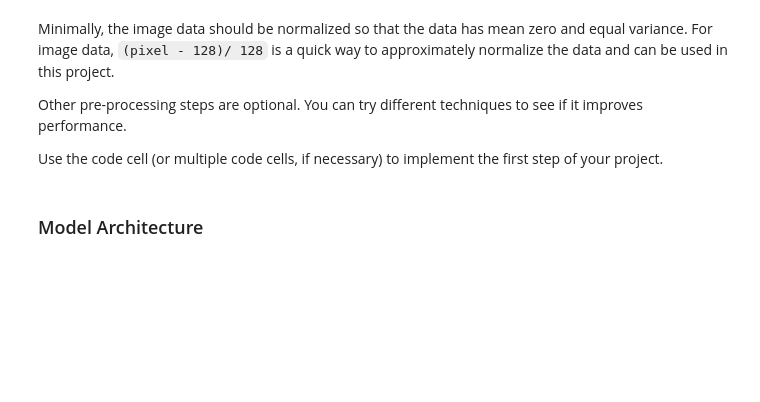
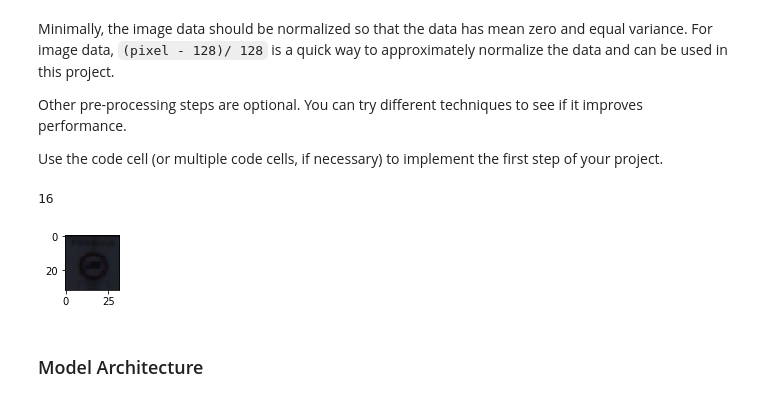
Before and after one commit to KyleARector/CarND-Traffic-Sign-Classifier-Project, a Jupyter notebook: Traffic_Sign_Classifier.ipynb, the cells around one changed output. Drawn from its saved outputs; the diff is of its cells as text; code cells hidden in the pictures; blank space fills up the shorter version.

```diff
--- a/Traffic_Sign_Classifier.ipynb
+++ b/Traffic_Sign_Classifier.ipynb
@@ -138,2 +171,38 @@ Use the code cell (or multiple code cells, if necessary) to implement the first
+# %%
+### Preprocess the data here. It is required to normalize the data. Other preprocessing steps could include
+### converting to grayscale, etc.
+### Feel free to use as many code cells as needed.
+import cv2
+from sklearn.utils import shuffle
+
+# Shuffle the X and Y training sets
+X_train, y_train = shuffle(X_train, y_train)
+
+# Convert image to grayscale
+# Reduces number of color channels to 1
+def grayscale(img):
+    return cv2.cvtColor(img, cv2.COLOR_RGB2GRAY)
+
+# Center pixel value around 0
+def normalize_pixel_value(val):
+    return (val-128)/128
+
+def preprocess(X_arr):
+    for i in range(0, len(X_arr)-1):
+        X_arr[i] = grayscale(X_arr[i])
+
+#preprocess(X_train)
+
+%matplotlib inline
+
+index = random.randint(0, len(X_train))
+image = X_train[index].squeeze()
+
+plt.figure(figsize=(1,1))
+plt.imshow(image)
+print(y_train[index])
+# %% [output]
+16
+[figure, added]
 # %% [markdown]
 ### Model Architecture
```
Also changed, not shown: parts of 7 cells of this notebook, 4 other files.
